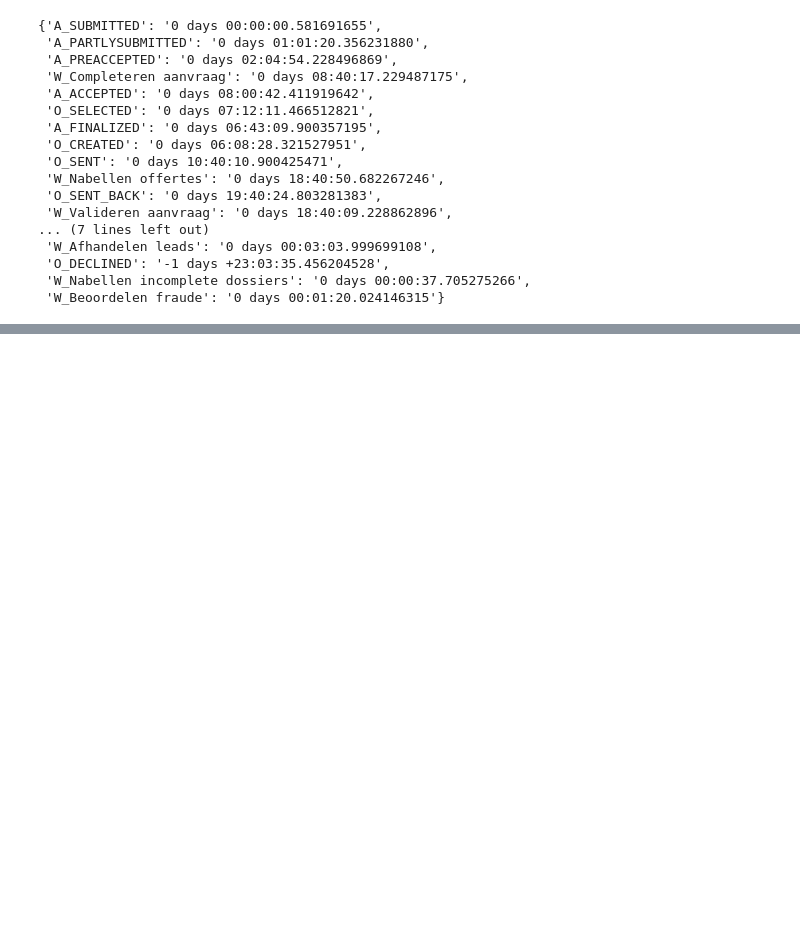
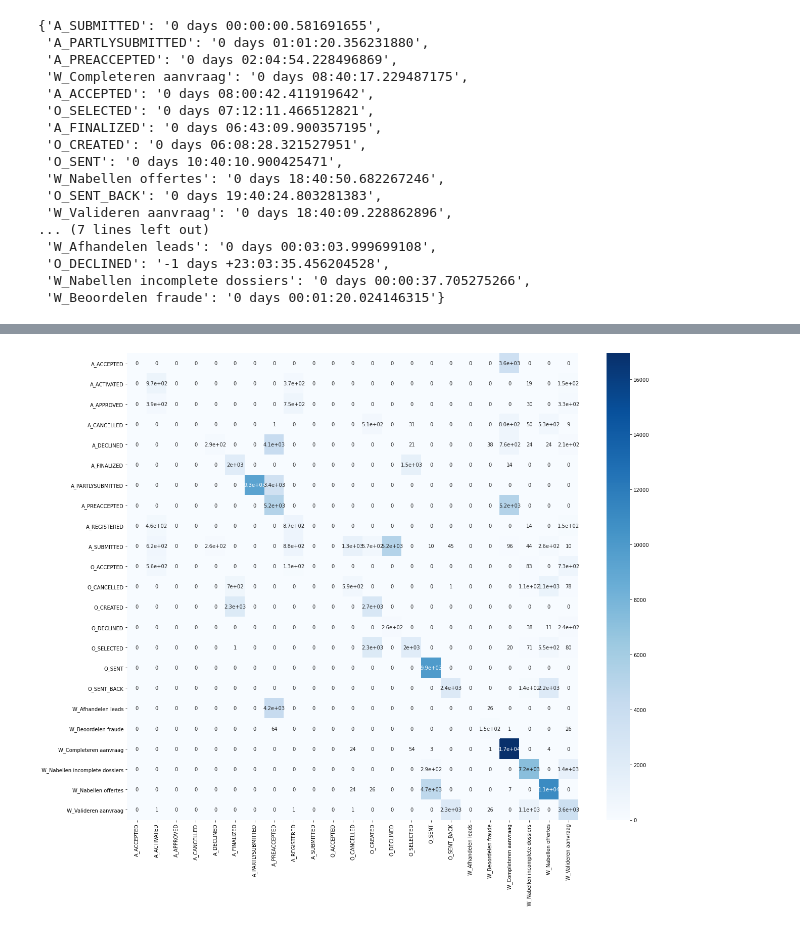
Before and after one commit to NickSot/process_mining, a Jupyter notebook: train_test_split_event_prediction_analysis-Copy1.ipynb, the cells around one changed output, grey strips where cells are left out. Saved outputs shown, nothing was run; the diff lists cells and outputs as text; code cells hidden in the pictures; blank space fills up the shorter version.

```diff
--- a/train_test_split_event_prediction_analysis-Copy1.ipynb
+++ b/train_test_split_event_prediction_analysis-Copy1.ipynb
@@ -281,0 +400,14 @@ plt.show(block=False)
+# %%
+from sklearn.metrics import confusion_matrix
+import pandas as pd
+import numpy as np
+y_test = df2['next_event']
+y_pred = df2['predicted_next_event']
+labels = np.unique(y_test)
+a =  confusion_matrix(y_test, y_pred, labels=labels)
+fig, ax = plt.subplots(figsize=(20,17))
+cmd = pd.DataFrame(a, index=labels, columns=labels)
+sns.heatmap(cmd, annot=True, cmap='Blues', ax=ax)
+fig.savefig('confusionmatrix.png')
+# %% [output]
+[figure, added]
```
Also changed, not shown: parts of 27 cells of this notebook.
